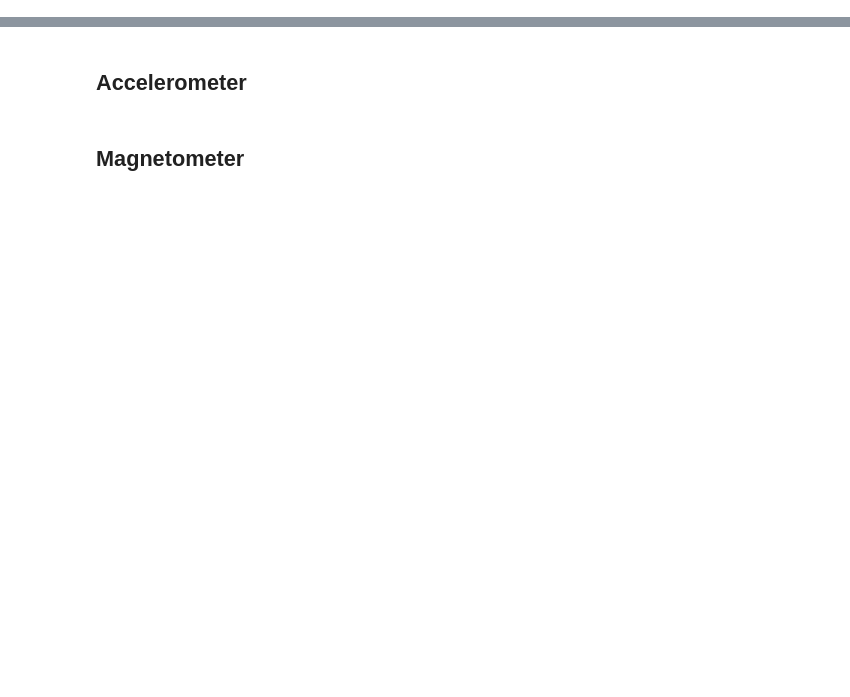
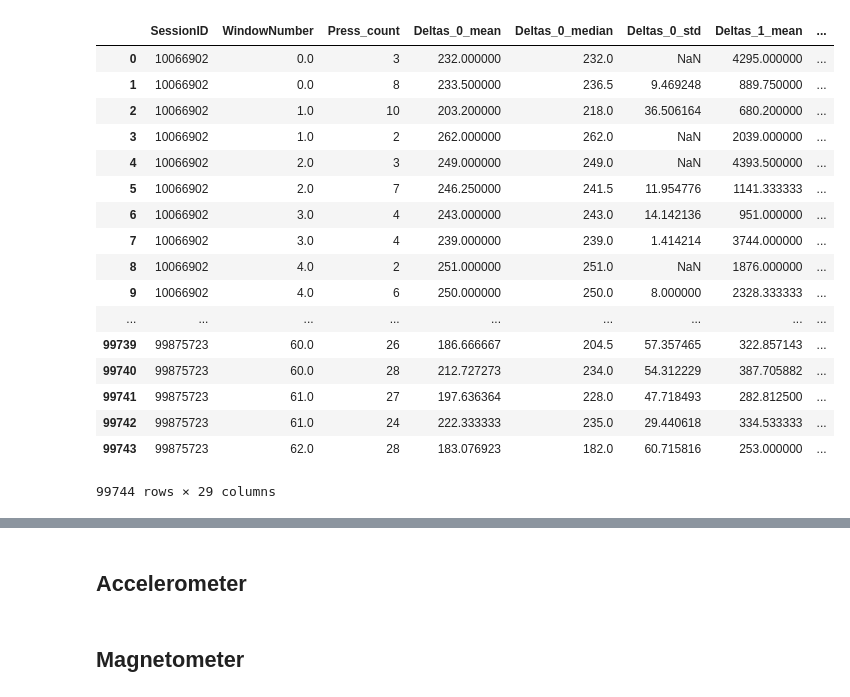
Before and after one commit to thicorfon/AegisModel, a Jupyter notebook: 03-Preprocessing-for-motion-sensors.ipynb, the cells around one changed output, grey strips where cells are left out. Saved outputs shown, nothing was run; the diff lists cells and outputs as text; code cells hidden in the pictures; blank space fills up the shorter version.

```diff
--- a/03-Preprocessing-for-motion-sensors.ipynb
+++ b/03-Preprocessing-for-motion-sensors.ipynb
@@ -7,0 +9,25 @@ df = pd.read_csv('../Our Data Windowed/' + file_name + '.csv')
+# %%
+df = pd.read_csv('aggregated_features.csv')
+# %%
+df['WindowNumber'] = np.floor(df.WindowNumber/2)
+# %%
+df
+# %% [output]
+|  | SessionID | WindowNumber | Press_count | Deltas_0_mean | Deltas_0_median | Deltas_0_std | Deltas_1_mean | ... |
+| 0 | 10066902 | 0.0 | 3 | 232.000000 | 232.0 | NaN | 4295.000000 | ... |
+| 1 | 10066902 | 0.0 | 8 | 233.500000 | 236.5 | 9.469248 | 889.750000 | ... |
+| 2 | 10066902 | 1.0 | 10 | 203.200000 | 218.0 | 36.506164 | 680.200000 | ... |
+| 3 | 10066902 | 1.0 | 2 | 262.000000 | 262.0 | NaN | 2039.000000 | ... |
+| 4 | 10066902 | 2.0 | 3 | 249.000000 | 249.0 | NaN | 4393.500000 | ... |
+| 5 | 10066902 | 2.0 | 7 | 246.250000 | 241.5 | 11.954776 | 1141.333333 | ... |
+| 6 | 10066902 | 3.0 | 4 | 243.000000 | 243.0 | 14.142136 | 951.000000 | ... |
+| 7 | 10066902 | 3.0 | 4 | 239.000000 | 239.0 | 1.414214 | 3744.000000 | ... |
+| 8 | 10066902 | 4.0 | 2 | 251.000000 | 251.0 | NaN | 1876.000000 | ... |
+| 9 | 10066902 | 4.0 | 6 | 250.000000 | 250.0 | 8.000000 | 2328.333333 | ... |
+| ... | ... | ... | ... | ... | ... | ... | ... | ... |
+| 99739 | 99875723 | 60.0 | 26 | 186.666667 | 204.5 | 57.357465 | 322.857143 | ... |
+| 99740 | 99875723 | 60.0 | 28 | 212.727273 | 234.0 | 54.312229 | 387.705882 | ... |
+| 99741 | 99875723 | 61.0 | 27 | 197.636364 | 228.0 | 47.718493 | 282.812500 | ... |
+| 99742 | 99875723 | 61.0 | 24 | 222.333333 | 235.0 | 29.440618 | 334.533333 | ... |
+| 99743 | 99875723 | 62.0 | 28 | 183.076923 | 182.0 | 60.715816 | 253.000000 | ... |
+99744 rows × 29 columns
```
Also changed, not shown: parts of 5 cells of this notebook, 4 other files.
